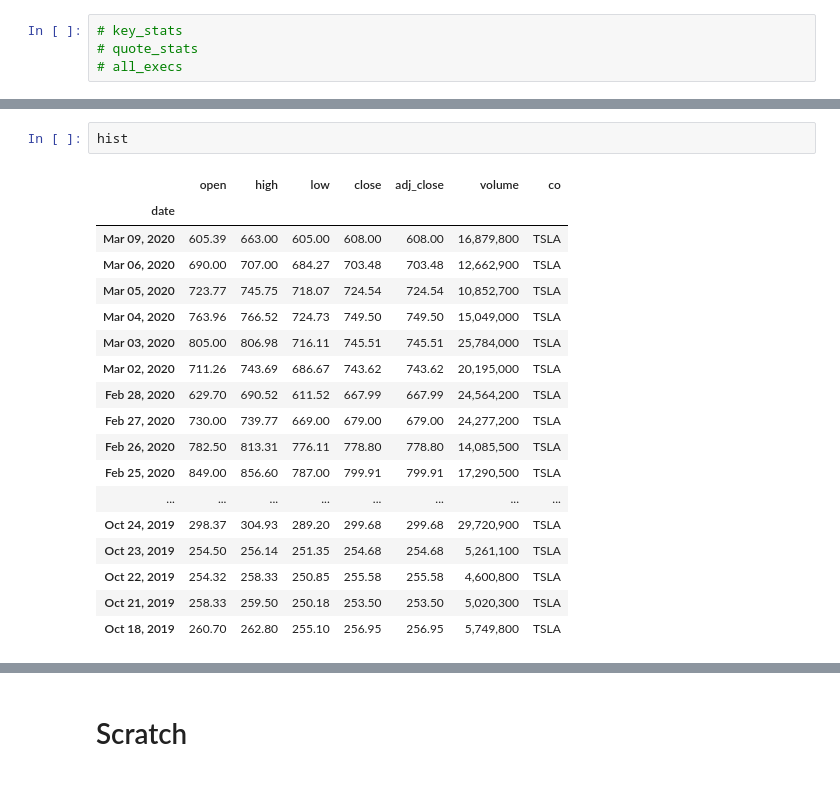
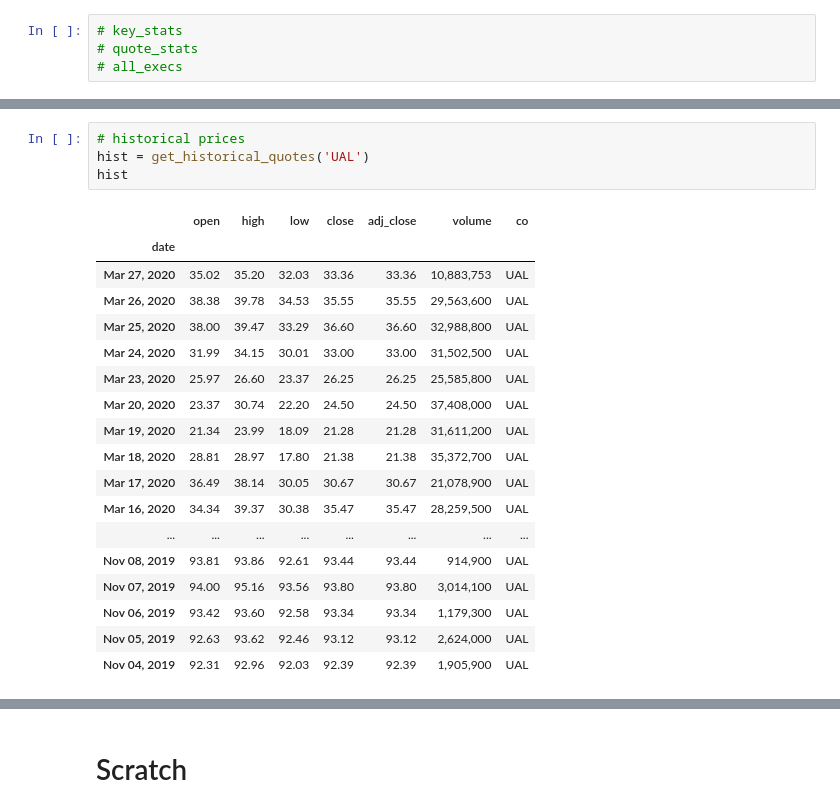
Before and after one commit to paulzuradzki/webscraping-stocks, a Jupyter notebook: fin-data.ipynb, the cells around one changed output, grey strips where cells are left out. Drawn from its saved outputs; the diff is of its cells as text.

```diff
--- a/fin-data.ipynb
+++ b/fin-data.ipynb
@@ -169,21 +165,23 @@ all_execs
-# %%
-hist
-# %% [output]
-|  | open | high | low | close | adj_close | volume | co |
-| date |  |  |  |  |  |  |  |
-| Mar 09, 2020 | 605.39 | 663.00 | 605.00 | 608.00 | 608.00 | 16,879,800 | TSLA |
-| Mar 06, 2020 | 690.00 | 707.00 | 684.27 | 703.48 | 703.48 | 12,662,900 | TSLA |
-| Mar 05, 2020 | 723.77 | 745.75 | 718.07 | 724.54 | 724.54 | 10,852,700 | TSLA |
-| Mar 04, 2020 | 763.96 | 766.52 | 724.73 | 749.50 | 749.50 | 15,049,000 | TSLA |
-| Mar 03, 2020 | 805.00 | 806.98 | 716.11 | 745.51 | 745.51 | 25,784,000 | TSLA |
-| Mar 02, 2020 | 711.26 | 743.69 | 686.67 | 743.62 | 743.62 | 20,195,000 | TSLA |
-| Feb 28, 2020 | 629.70 | 690.52 | 611.52 | 667.99 | 667.99 | 24,564,200 | TSLA |
-| Feb 27, 2020 | 730.00 | 739.77 | 669.00 | 679.00 | 679.00 | 24,277,200 | TSLA |
-| Feb 26, 2020 | 782.50 | 813.31 | 776.11 | 778.80 | 778.80 | 14,085,500 | TSLA |
-| Feb 25, 2020 | 849.00 | 856.60 | 787.00 | 799.91 | 799.91 | 17,290,500 | TSLA |
-| ... | ... | ... | ... | ... | ... | ... | ... |
-| Oct 24, 2019 | 298.37 | 304.93 | 289.20 | 299.68 | 299.68 | 29,720,900 | TSLA |
-| Oct 23, 2019 | 254.50 | 256.14 | 251.35 | 254.68 | 254.68 | 5,261,100 | TSLA |
-| Oct 22, 2019 | 254.32 | 258.33 | 250.85 | 255.58 | 255.58 | 4,600,800 | TSLA |
-| Oct 21, 2019 | 258.33 | 259.50 | 250.18 | 253.50 | 253.50 | 5,020,300 | TSLA |
-| Oct 18, 2019 | 260.70 | 262.80 | 255.10 | 256.95 | 256.95 | 5,749,800 | TSLA |
+# %%
+# historical prices
+hist = get_historical_quotes('UAL')
+hist
+# %% [output]
+|  | open | high | low | close | adj_close | volume | co |
+| date |  |  |  |  |  |  |  |
+| Mar 27, 2020 | 35.02 | 35.20 | 32.03 | 33.36 | 33.36 | 10,883,753 | UAL |
+| Mar 26, 2020 | 38.38 | 39.78 | 34.53 | 35.55 | 35.55 | 29,563,600 | UAL |
+| Mar 25, 2020 | 38.00 | 39.47 | 33.29 | 36.60 | 36.60 | 32,988,800 | UAL |
+| Mar 24, 2020 | 31.99 | 34.15 | 30.01 | 33.00 | 33.00 | 31,502,500 | UAL |
+| Mar 23, 2020 | 25.97 | 26.60 | 23.37 | 26.25 | 26.25 | 25,585,800 | UAL |
+| Mar 20, 2020 | 23.37 | 30.74 | 22.20 | 24.50 | 24.50 | 37,408,000 | UAL |
+| Mar 19, 2020 | 21.34 | 23.99 | 18.09 | 21.28 | 21.28 | 31,611,200 | UAL |
+| Mar 18, 2020 | 28.81 | 28.97 | 17.80 | 21.38 | 21.38 | 35,372,700 | UAL |
+| Mar 17, 2020 | 36.49 | 38.14 | 30.05 | 30.67 | 30.67 | 21,078,900 | UAL |
+| Mar 16, 2020 | 34.34 | 39.37 | 30.38 | 35.47 | 35.47 | 28,259,500 | UAL |
+| ... | ... | ... | ... | ... | ... | ... | ... |
+| Nov 08, 2019 | 93.81 | 93.86 | 92.61 | 93.44 | 93.44 | 914,900 | UAL |
+| Nov 07, 2019 | 94.00 | 95.16 | 93.56 | 93.80 | 93.80 | 3,014,100 | UAL |
+| Nov 06, 2019 | 93.42 | 93.60 | 92.58 | 93.34 | 93.34 | 1,179,300 | UAL |
+| Nov 05, 2019 | 92.63 | 93.62 | 92.46 | 93.12 | 93.12 | 2,624,000 | UAL |
+| Nov 04, 2019 | 92.31 | 92.96 | 92.03 | 92.39 | 92.39 | 1,905,900 | UAL |
```
Also changed, not shown: parts of 14 cells of this notebook, 1 other file.
